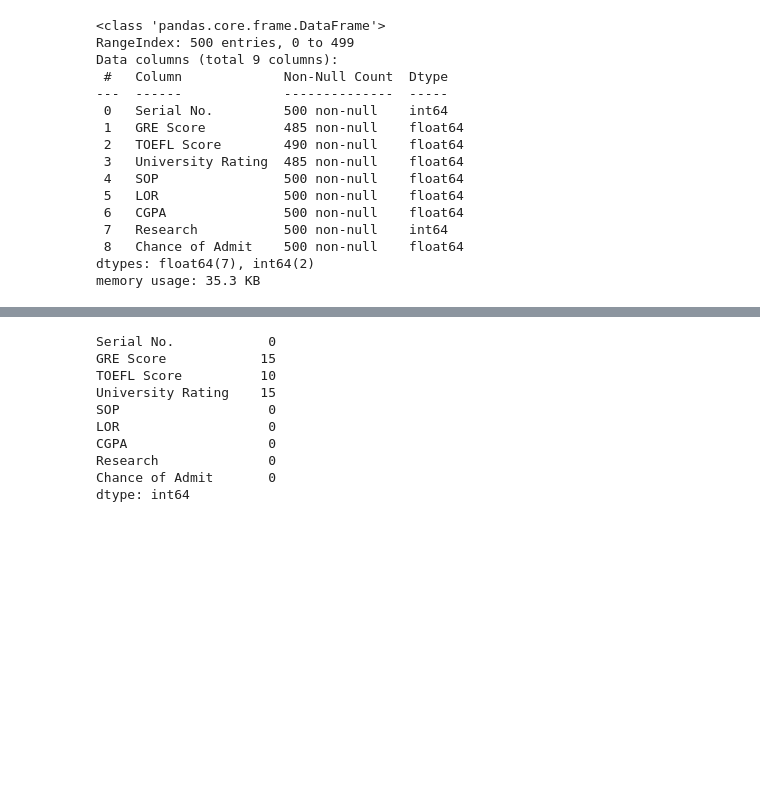
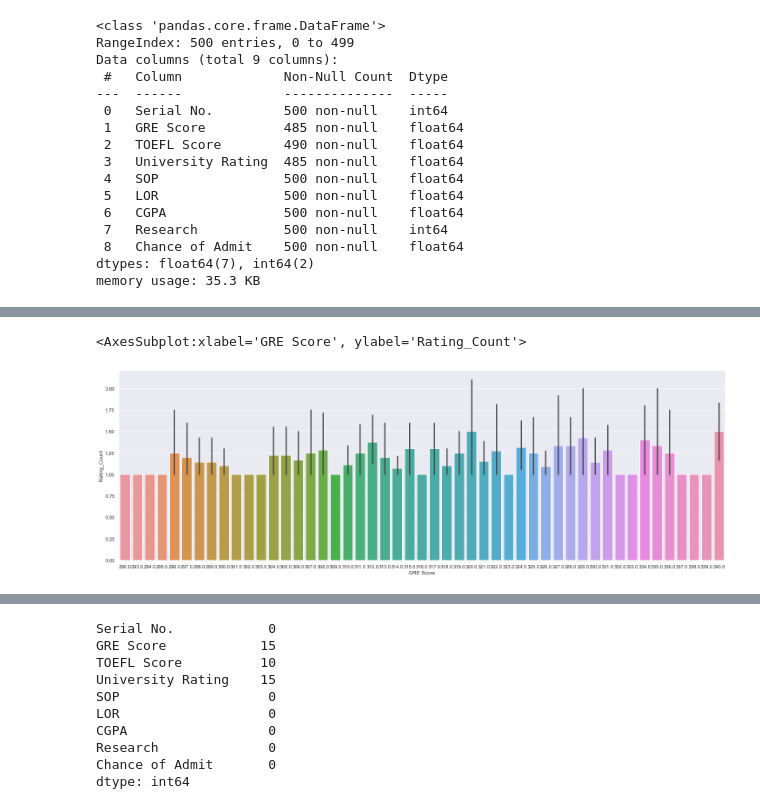
Before and after one commit to ravi0dubey/Linear_Regression_Admission_Prediction, a Jupyter notebook: Linear Regression Model for Admission Prediction.ipynb, the cells around one changed output, grey strips where cells are left out. Drawn from its saved outputs; the diff is of its cells as text; code cells hidden in the pictures; blank space fills up the shorter version.

```diff
--- a/Linear Regression Model for Admission Prediction.ipynb
+++ b/Linear Regression Model for Admission Prediction.ipynb
@@ -56,3 +57,7 @@ Data columns (total 9 columns):
  8   Chance of Admit    500 non-null    float64
 dtypes: float64(7), int64(2)
 memory usage: 35.3 KB
+# %%
+#save the Group By output in a dataset which will be used for plotting the graphs
+ratings= df.groupby(['GRE Score', 'TOEFL Score', 'University Rating']).size().reset_index().rename(columns={0:'Rating_Count'} )
+ratings
@@ -58,0 +78,7 @@ memory usage: 35.3 KB
+# %%
+#Plotting Graph based on Rating Count and Aggregate Rating
+sns.set(rc = {'figure.figsize':(25,8)})
+sns.barplot(x="GRE Score", y="Rating_Count", data=ratings,)
+# %% [output]
+<AxesSubplot:xlabel='GRE Score', ylabel='Rating_Count'>
+[figure, added]
```
Also changed, not shown: parts of 7 cells of this notebook.
